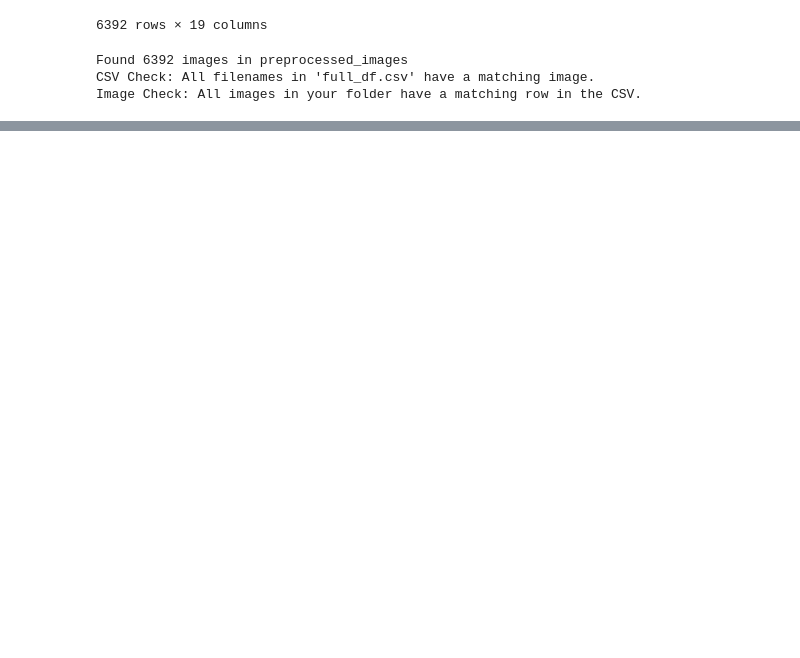
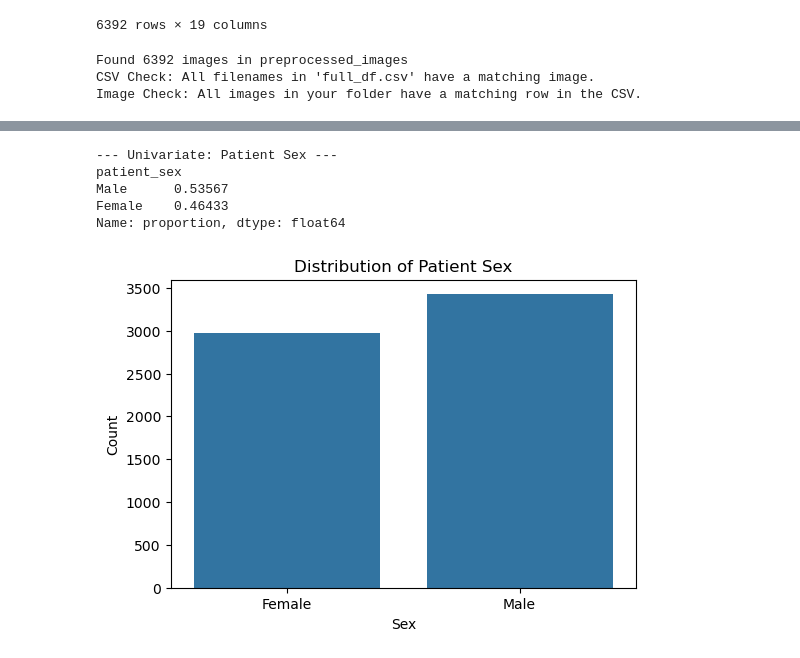
Before and after one commit to Jeanstarjb/Ocular-Disease-Detection, a Jupyter notebook: notebook.ipynb, the cells around one changed output, grey strips where cells are left out. Cells and saved outputs as stored; diff of their text form; code cells hidden in the pictures; blank space fills up the shorter version.

```diff
--- a/notebook.ipynb
+++ b/notebook.ipynb
@@ -548,0 +590,18 @@ Image Check: All images in your folder have a matching row in the CSV.
+# %%
+# --- Patient Sex ---
+print("\n--- Univariate: Patient Sex ---")
+print(df['patient_sex'].value_counts(normalize=True))
+
+plt.figure(figsize=(6, 4))
+sns.countplot(x='patient_sex', data=df)
+plt.title('Distribution of Patient Sex')
+plt.xlabel('Sex')
+plt.ylabel('Count')
+plt.show()
+# %% [output]
+--- Univariate: Patient Sex ---
+patient_sex
+Male      0.53567
+Female    0.46433
+Name: proportion, dtype: float64
+[figure, added]
```
Also changed, not shown: parts of 23 cells of this notebook.
